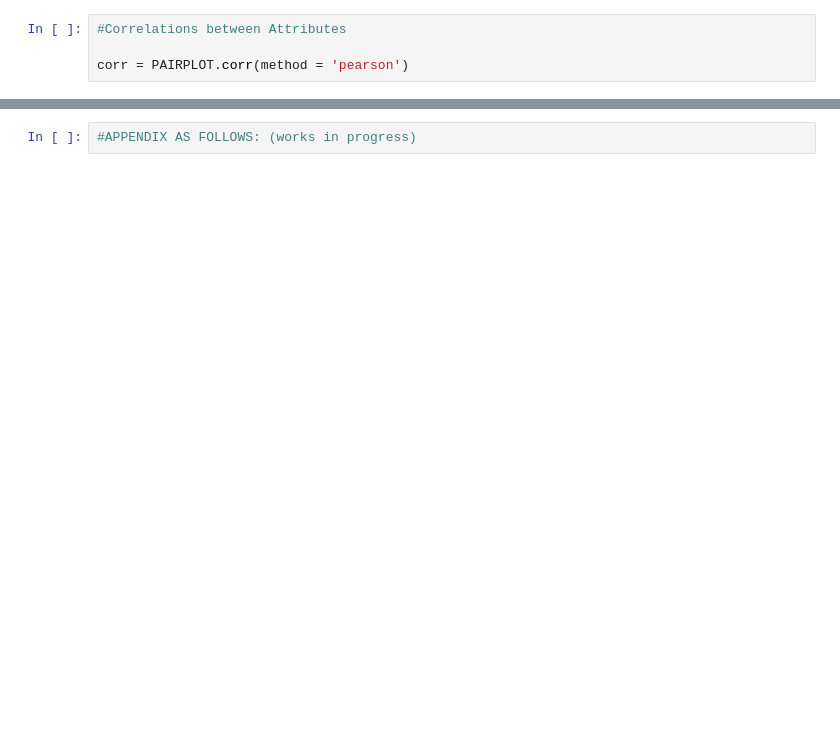
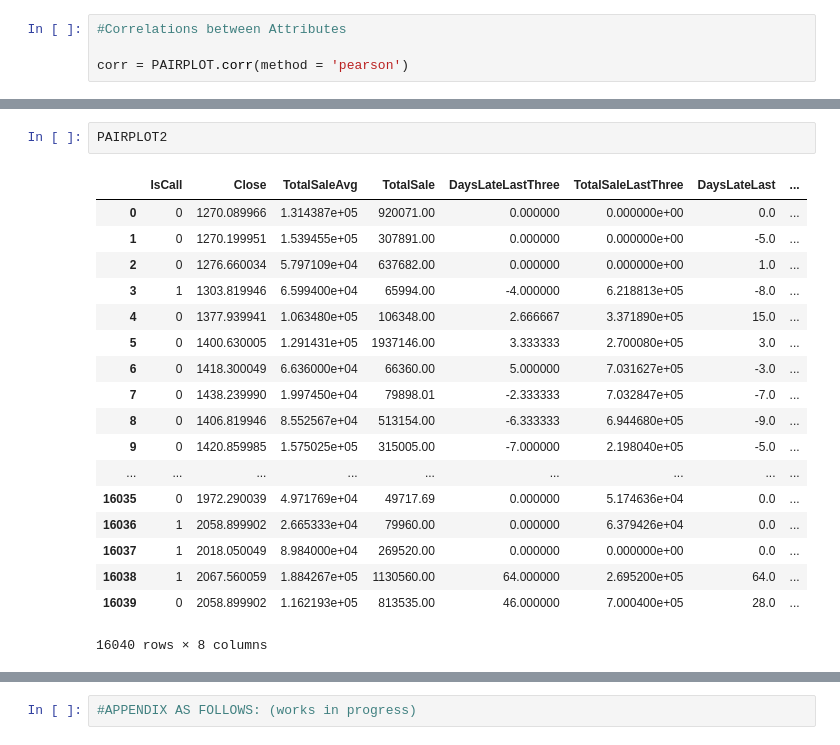
Before and after one commit to apclypsr/Capstone-Project, a Jupyter notebook: SurveyAnalysis.ipynb, the cells around one changed output, grey strips where cells are left out. Drawn from its saved outputs; the diff is of its cells as text; blank space fills up the shorter version.

```diff
--- a/SurveyAnalysis.ipynb
+++ b/SurveyAnalysis.ipynb
@@ -252,3 +453,24 @@ sns.heatmap(corr2, mask=mask, cmap=cmap, vmax=.3,
+# %%
+PAIRPLOT2
+# %% [output]
+|  | IsCall | Close | TotalSaleAvg | TotalSale | DaysLateLastThree | TotalSaleLastThree | DaysLateLast | ... |
+| 0 | 0 | 1270.089966 | 1.314387e+05 | 920071.00 | 0.000000 | 0.000000e+00 | 0.0 | ... |
+| 1 | 0 | 1270.199951 | 1.539455e+05 | 307891.00 | 0.000000 | 0.000000e+00 | -5.0 | ... |
+| 2 | 0 | 1276.660034 | 5.797109e+04 | 637682.00 | 0.000000 | 0.000000e+00 | 1.0 | ... |
+| 3 | 1 | 1303.819946 | 6.599400e+04 | 65994.00 | -4.000000 | 6.218813e+05 | -8.0 | ... |
+| 4 | 0 | 1377.939941 | 1.063480e+05 | 106348.00 | 2.666667 | 3.371890e+05 | 15.0 | ... |
+| 5 | 0 | 1400.630005 | 1.291431e+05 | 1937146.00 | 3.333333 | 2.700080e+05 | 3.0 | ... |
+| 6 | 0 | 1418.300049 | 6.636000e+04 | 66360.00 | 5.000000 | 7.031627e+05 | -3.0 | ... |
+| 7 | 0 | 1438.239990 | 1.997450e+04 | 79898.01 | -2.333333 | 7.032847e+05 | -7.0 | ... |
+| 8 | 0 | 1406.819946 | 8.552567e+04 | 513154.00 | -6.333333 | 6.944680e+05 | -9.0 | ... |
+| 9 | 0 | 1420.859985 | 1.575025e+05 | 315005.00 | -7.000000 | 2.198040e+05 | -5.0 | ... |
+| ... | ... | ... | ... | ... | ... | ... | ... | ... |
+| 16035 | 0 | 1972.290039 | 4.971769e+04 | 49717.69 | 0.000000 | 5.174636e+04 | 0.0 | ... |
+| 16036 | 1 | 2058.899902 | 2.665333e+04 | 79960.00 | 0.000000 | 6.379426e+04 | 0.0 | ... |
+| 16037 | 1 | 2018.050049 | 8.984000e+04 | 269520.00 | 0.000000 | 0.000000e+00 | 0.0 | ... |
+| 16038 | 1 | 2067.560059 | 1.884267e+05 | 1130560.00 | 64.000000 | 2.695200e+05 | 64.0 | ... |
+| 16039 | 0 | 2058.899902 | 1.162193e+05 | 813535.00 | 46.000000 | 7.000400e+05 | 28.0 | ... |
+16040 rows × 8 columns
 # %%
 #average sales over time
 
```
Also changed, not shown: parts of 26 cells of this notebook.
